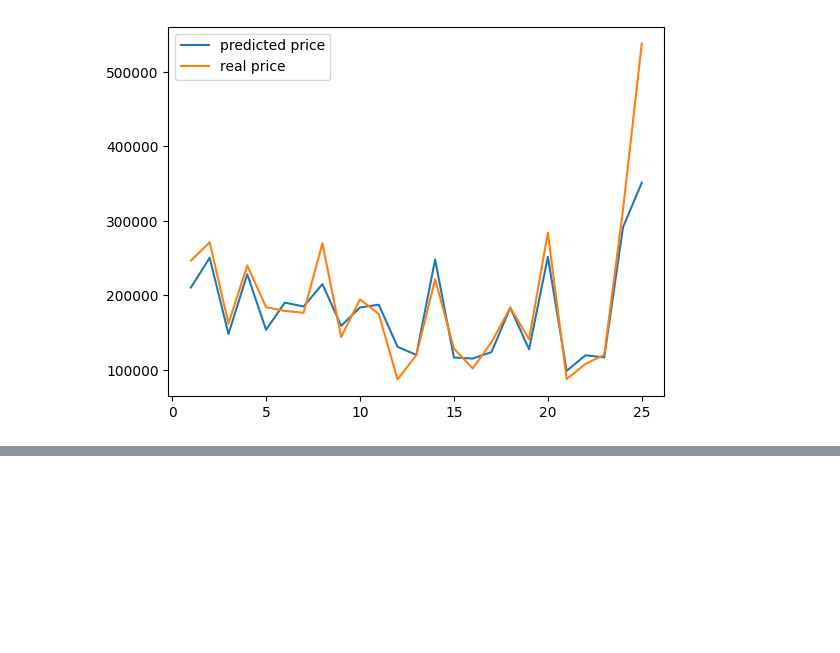
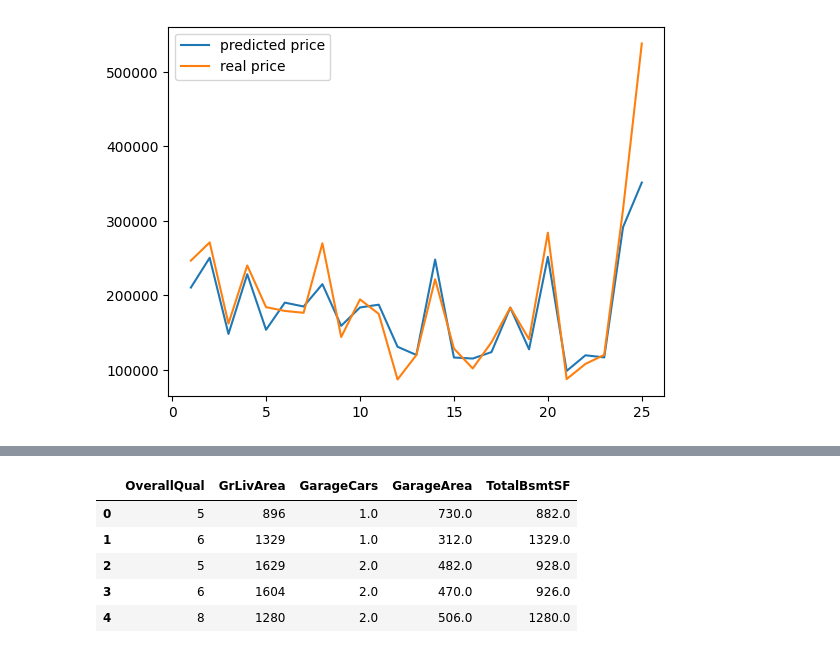
Before and after one commit to cleamm/TIL, a Jupyter notebook: ds/dl_day2.ipynb, the cells around one changed output, grey strips where cells are left out. Saved outputs shown, nothing was run; the diff lists cells and outputs as text; code cells hidden in the pictures; blank space fills up the shorter version.

```diff
--- a/ds/dl_day2.ipynb
+++ b/ds/dl_day2.ipynb
@@ -897,0 +909,11 @@ plt.show()
+# %%
+cols_train=['OverallQual','GrLivArea','GarageCars','GarageArea','TotalBsmtSF']
+df2 = df2.loc[:,cols_train]
+df2.head()
+# %% [output]
+|  | OverallQual | GrLivArea | GarageCars | GarageArea | TotalBsmtSF |
+| 0 | 5 | 896 | 1.0 | 730.0 | 882.0 |
+| 1 | 6 | 1329 | 1.0 | 312.0 | 1329.0 |
+| 2 | 5 | 1629 | 2.0 | 482.0 | 928.0 |
+| 3 | 6 | 1604 | 2.0 | 470.0 | 926.0 |
+| 4 | 8 | 1280 | 2.0 | 506.0 | 1280.0 |
```
Also changed, not shown: parts of 8 cells of this notebook, 1 other file.
